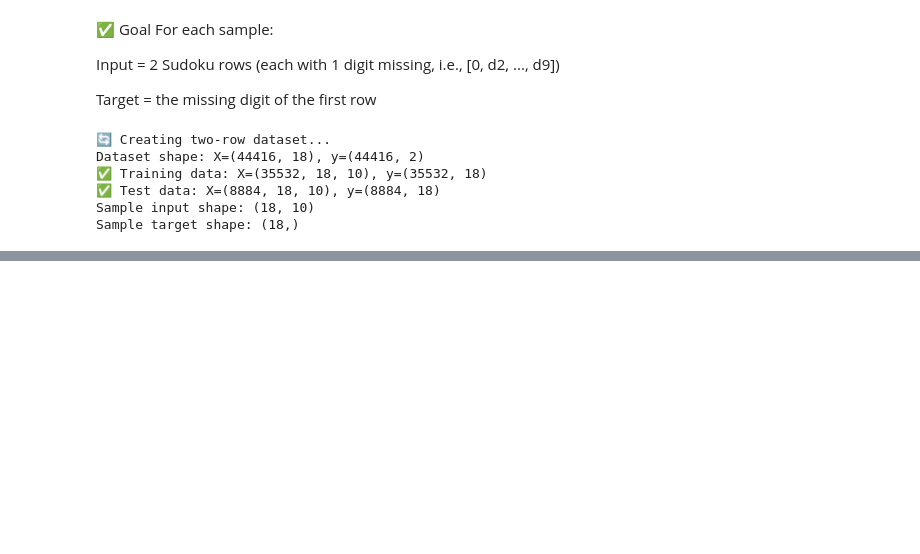
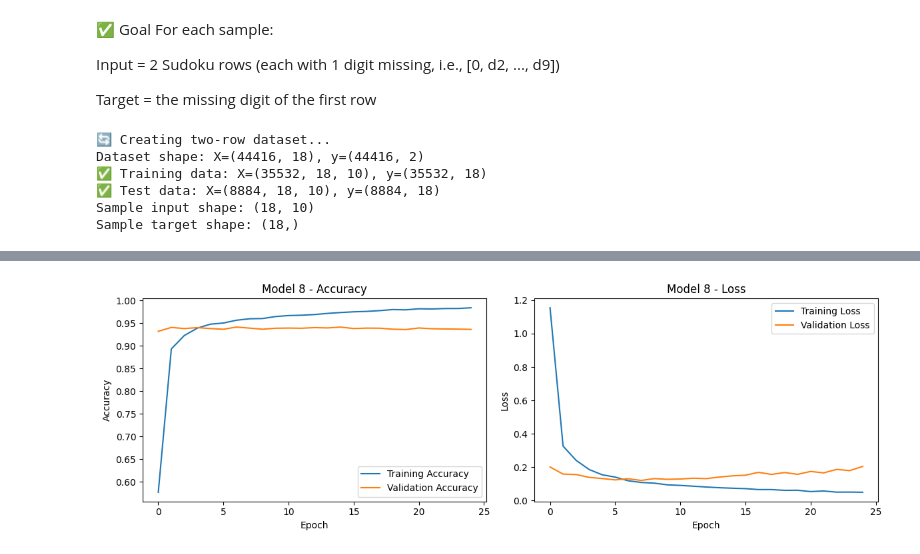
Before and after one commit to Poseidon-99/sudoku_solver, a Jupyter notebook: building_fromzero (1).ipynb, the cells around one changed output, grey strips where cells are left out. Cells and saved outputs as stored; diff of their text form; code cells hidden in the pictures; blank space fills up the shorter version.

```diff
--- a/building_fromzero (1).ipynb
+++ b/building_fromzero (1).ipynb
@@ -71,18 +77,18 @@ def create_row_dataset(sudoku_df, max_samples=100000):
 # Create dataset (100k samples)
 X, y = create_row_dataset(sudoku_games, 100000)
 
-# Convert to one-hot
-X_onehot = np.zeros((len(X), 9, 10))
+# Convert to sparse encoding
+X_sparse = np.zeros((len(X), 9, 10))
 y_onehot = np.zeros((len(y), 9))
 
 for i, row in enumerate(X):
     for j, num in enumerate(row):
-        X_onehot[i, j, num] = 1
+        X_sparse[i, j, num] = num  # Put the digit value at its index position
     y_onehot[i, y[i]-1] = 1
 
 # Train/test split
 X_train, X_test, y_train, y_test = train_test_split(
-    X_onehot, y_onehot, test_size=0.2, random_state=42
+    X_sparse, y_onehot, test_size=0.2, random_state=42
 )
 
 print(f"✅ Dataset created: {len(X)} samples")
@@ -499,11 +457,11 @@ print("🔄 Creating two-row dataset...")
 X, y = create_two_row_dataset(sudoku_games, max_samples=50000)
 print(f"Dataset shape: X={X.shape}, y={y.shape}")
 
-# One-hot encode inputs (18 positions, 10 classes each: 0-9)
-X_onehot = np.zeros((len(X), 18, 10))
+# Sparse encode inputs (18 positions, 10 classes each: 0-9)
+X_sparse = np.zeros((len(X), 18, 10))
 for i, row in enumerate(X):
     for j, num in enumerate(row):
-        X_onehot[i, j, num] = 1
+        X_sparse[i, j, num] = num  # Put digit value at its index position
 
 # One-hot encode targets (2 digits, 9 classes each: 1-9)
 y_onehot = np.zeros((len(y), 2, 9))
@@ -516,7 +474,7 @@ y_flat = y_onehot.reshape(len(y_onehot), 18)
 
 # Train-test split
 X_train, X_test, y_train, y_test = train_test_split(
-    X_onehot, y_flat, test_size=0.2, random_state=42
+    X_sparse, y_flat, test_size=0.2, random_state=42
 )
 
 print(f"✅ Training data: X={X_train.shape}, y={y_train.shape}")
@@ -1312,0 +1903,75 @@ print(f"📊 Correct predictions: {np.sum(pred_digits == true_digits)}/{len(pred
+# %%
+import tensorflow as tf
+from tensorflow.keras import layers, models
+
+def create_2rows_2cols_6missing_model():
+    model_8 = models.Sequential([
+        # Input: (36, 10) - 36 positions with 10-class encoding
+        layers.Input(shape=(36, 10)),
+
+        # Flatten the input
+        layers.Flatten(),  # (36*10 = 360,)
+
+        # Dense layers - more capacity for harder problem
+        layers.Dense(256, activation='relu'),
+        layers.Dropout(0.3),
+        layers.Dense(128, activation='relu'),
+        layers.Dropout(0.3),
+        layers.Dense(64, activation='relu'),
+        layers.Dropout(0.2),
+
+        # Output: 9 classes (digits 1-9)
+        layers.Dense(9, activation='softmax')
+    ])
+
+    return model_8
+
+# Create and compile model
+model_8 = create_2rows_2cols_6missing_model()
+model_8.compile(
+    optimizer='adam',
+    loss='categorical_crossentropy',
+    metrics=['accuracy']
+)
+
+# Model summary
+model_8.summary()
+
+# Train model
+print("🔄 Training model_8...")
+history = model_8.fit(
+    X_train, y_train,
+    batch_size=32,
+    epochs=25,  # More epochs for harder problem
+    validation_data=(X_test, y_test),
+    verbose=1
+)
+
+# Evaluate
+test_loss, test_acc = model_8.evaluate(X_test, y_test, verbose=0)
+print(f"✅ Test Accuracy: {test_acc:.4f}")
+
+# Plot training history
+import matplotlib.pyplot as plt
+
+plt.figure(figsize=(12, 4))
+
+plt.subplot(1, 2, 1)
+plt.plot(history.history['accuracy'], label='Training Accuracy')
+plt.plot(history.history['val_accuracy'], label='Validation Accuracy')
+plt.title('Model 8 - Accuracy')
+plt.xlabel('Epoch')
+plt.ylabel('Accuracy')
+plt.legend()
+
+plt.subplot(1, 2, 2)
+plt.plot(history.history['loss'], label='Training Loss')
+plt.plot(history.history['val_loss'], label='Validation Loss')
+plt.title('Model 8 - Loss')
+plt.xlabel('Epoch')
+plt.ylabel('Loss')
+plt.legend()
+
+plt.tight_layout()
+plt.show()
+# %% [output]
@@ -1312,0 +2018 @@ print(f"📊 Correct predictions: {np.sum(pred_digits == true_digits)}/{len(pred
+[figure, added]
```
Also changed, not shown: parts of 38 cells of this notebook.
